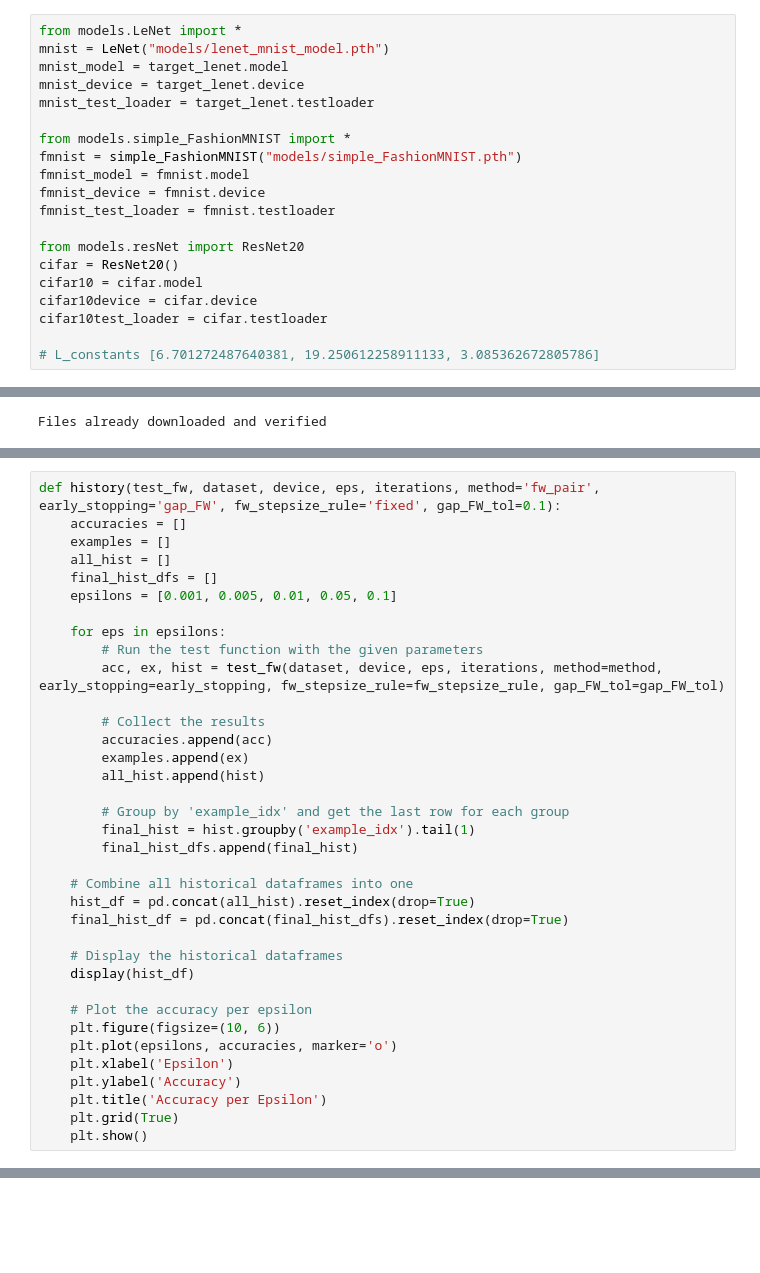
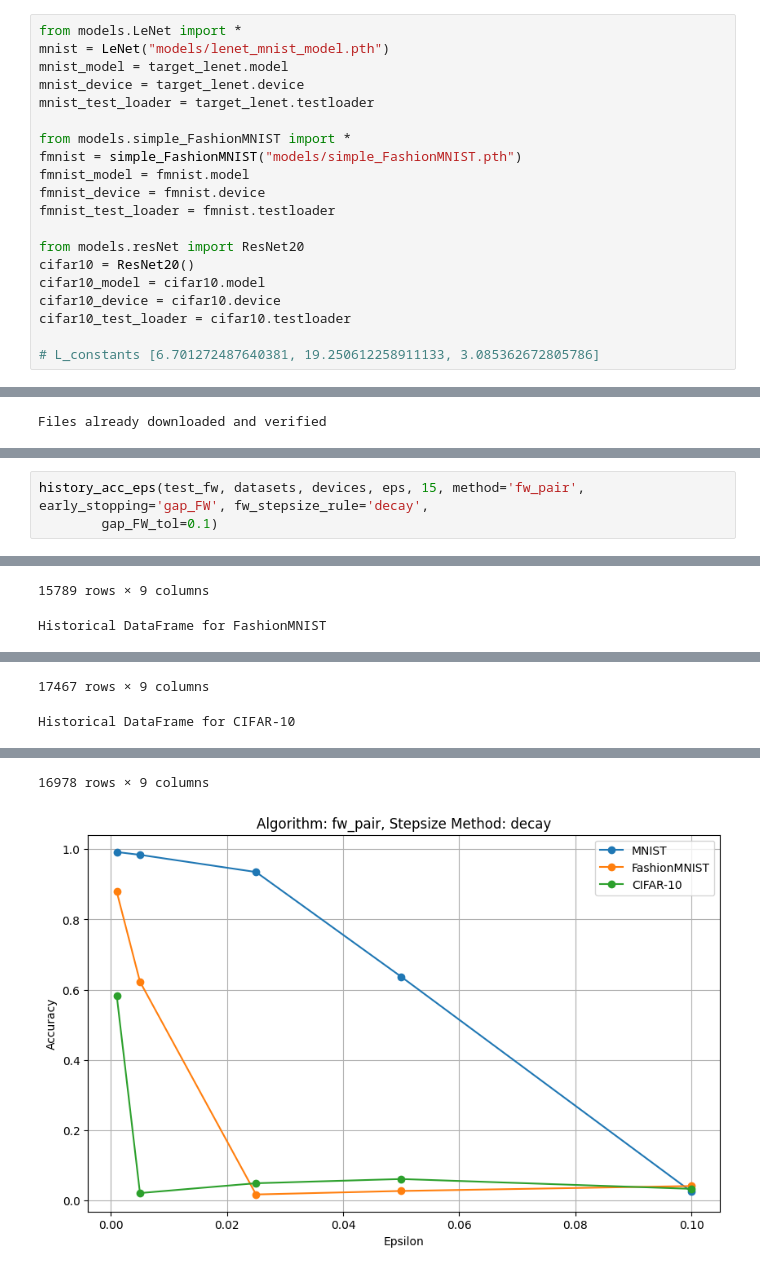
Before and after one commit to TannerAGraves/FW-variants-for-WB-Adversarial-Attacks, a Jupyter notebook: reorganized_attacks.ipynb, the cells around one changed output, grey strips where cells are left out. Saved outputs shown, nothing was run; the diff lists cells and outputs as text; blank space fills up the shorter version.

Commit message:
Possibly final code. More tests needed.

```diff
--- a/reorganized_attacks.ipynb
+++ b/reorganized_attacks.ipynb
@@ -18,10 +18,10 @@ fmnist_device = fmnist.device
 fmnist_test_loader = fmnist.testloader
 
 from models.resNet import ResNet20
-cifar = ResNet20()
-cifar10 = cifar.model
-cifar10device = cifar.device
-cifar10test_loader = cifar.testloader
+cifar10 = ResNet20()
+cifar10_model = cifar10.model
+cifar10_device = cifar10.device
+cifar10_test_loader = cifar10.testloader
 
 # L_constants [6.701272487640381, 19.250612258911133, 3.085362672805786]
 # %% [output]
@@ -45,36 +94,4 @@ all_stepsizes = ['fixed', 'decay', 'ls'] # fix armijo and add it
 # %%
-def history(test_fw, dataset, device, eps, iterations, method='fw_pair', early_stopping='gap_FW', fw_stepsize_rule='fixed', gap_FW_tol=0.1):
-    accuracies = []
-    examples = []
-    all_hist = []
-    final_hist_dfs = []
-    epsilons = [0.001, 0.005, 0.01, 0.05, 0.1]
-
-    for eps in epsilons:
-        # Run the test function with the given parameters
-        acc, ex, hist = test_fw(dataset, device, eps, iterations, method=method, early_stopping=early_stopping, fw_stepsize_rule=fw_stepsize_rule, gap_FW_tol=gap_FW_tol)
-
-        # Collect the results
-        accuracies.append(acc)
-        examples.append(ex)
-        all_hist.append(hist)
-
-        # Group by 'example_idx' and get the last row for each group
-        final_hist = hist.groupby('example_idx').tail(1)
-        final_hist_dfs.append(final_hist)
-
-    # Combine all historical dataframes into one
-    hist_df = pd.concat(all_hist).reset_index(drop=True)
-    final_hist_df = pd.concat(final_hist_dfs).reset_index(drop=True)
-
-    # Display the historical dataframes
-    display(hist_df)
-
-    # Plot the accuracy per epsilon
-    plt.figure(figsize=(10, 6))
-    plt.plot(epsilons, accuracies, marker='o')
-    plt.xlabel('Epsilon')
-    plt.ylabel('Accuracy')
-    plt.title('Accuracy per Epsilon')
-    plt.grid(True)
-    plt.show()
+history_acc_eps(test_fw, datasets, devices, eps, 15, method='fw_pair', early_stopping='gap_FW', fw_stepsize_rule='decay',
+        gap_FW_tol=0.1)
+# %% [output]
@@ -80,0 +126,2 @@ def history(test_fw, dataset, device, eps, iterations, method='fw_pair', early_s
+15789 rows × 9 columns
+Historical DataFrame for FashionMNIST
@@ -80,0 +140,2 @@ def history(test_fw, dataset, device, eps, iterations, method='fw_pair', early_s
+17467 rows × 9 columns
+Historical DataFrame for CIFAR-10
@@ -80,0 +154,2 @@ def history(test_fw, dataset, device, eps, iterations, method='fw_pair', early_s
+16978 rows × 9 columns
+[figure, added]
```
Also changed, not shown: parts of 4 cells of this notebook.
